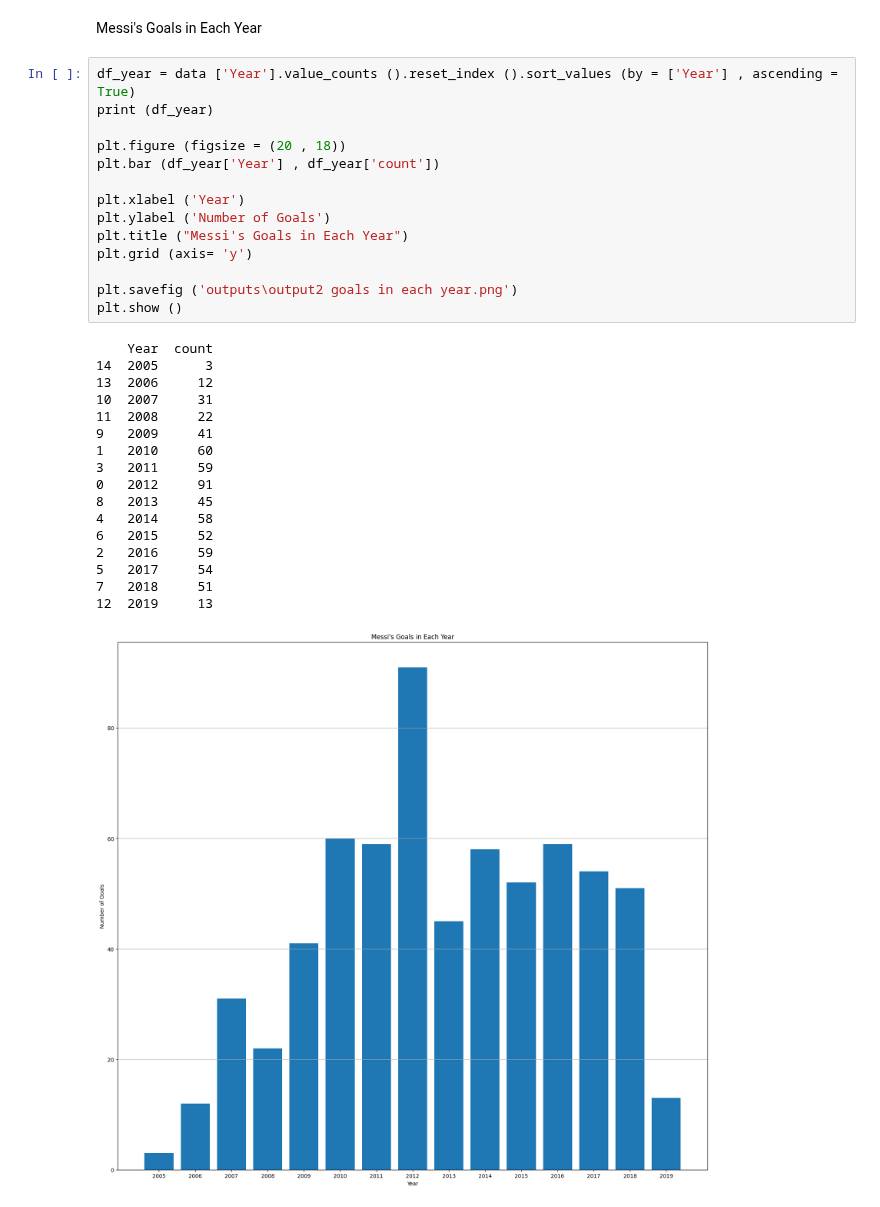
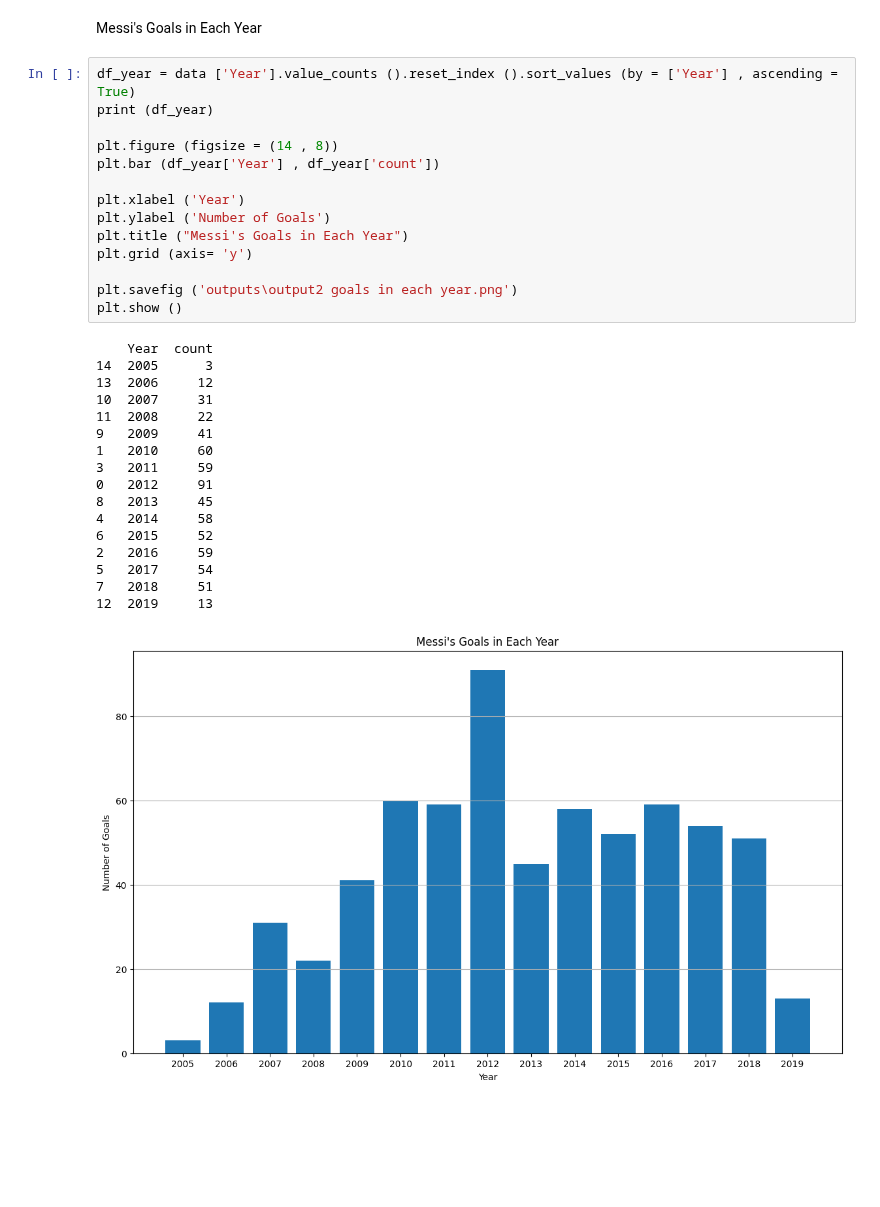
Before and after one commit to TaRa1999R/Data_Science, a Jupyter notebook: assignment40/2-messi.ipynb, the cells around one changed output. Saved outputs shown, nothing was run; the diff lists cells and outputs as text; blank space fills up the shorter version.

```diff
--- a/assignment40/2-messi.ipynb
+++ b/assignment40/2-messi.ipynb
@@ -59,32 +59,32 @@ Messi's Goals in Each Year
 # %%
 df_year = data ['Year'].value_counts ().reset_index ().sort_values (by = ['Year'] , ascending = True)
 print (df_year)
 
-plt.figure (figsize = (20 , 18))
+plt.figure (figsize = (14 , 8))
 plt.bar (df_year['Year'] , df_year['count'])
 
 plt.xlabel ('Year')
 plt.ylabel ('Number of Goals')
 plt.title ("Messi's Goals in Each Year")
 plt.grid (axis= 'y')
 
 plt.savefig ('outputs\output2 goals in each year.png')
 plt.show ()
 # %% [output]
     Year  count
 14  2005      3
 13  2006     12
 10  2007     31
 11  2008     22
 9   2009     41
 1   2010     60
 3   2011     59
 0   2012     91
 8   2013     45
 4   2014     58
 6   2015     52
 2   2016     59
 5   2017     54
 7   2018     51
 12  2019     13
-[figure, old version]
+[figure, new version]
```
Also changed, not shown: 2 other files.
